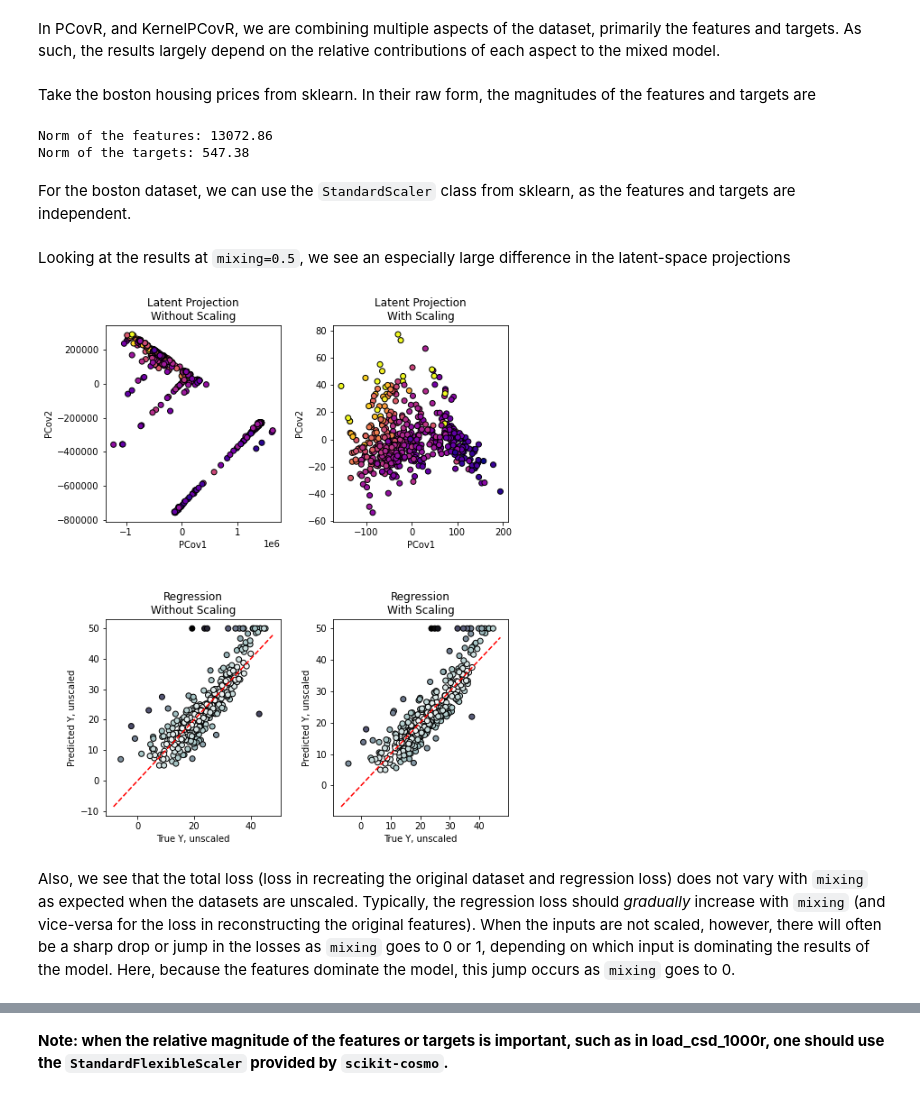
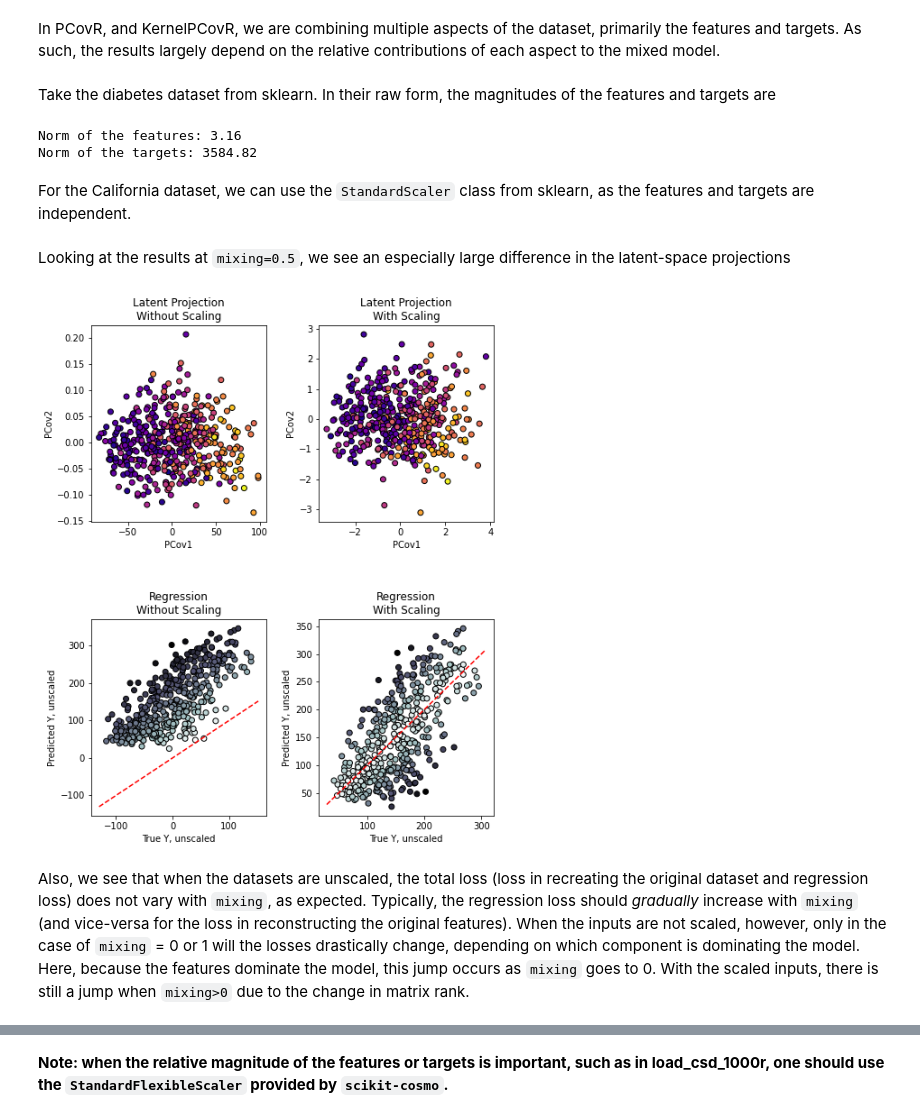
Before and after one commit to scikit-learn-contrib/scikit-matter, a Jupyter notebook: examples/PCovR_Scaling.ipynb, the cells around one changed output, grey strips where cells are left out. Drawn from its saved outputs; the diff is of its cells as text; code cells hidden in the pictures.

```diff
--- a/examples/PCovR_Scaling.ipynb
+++ b/examples/PCovR_Scaling.ipynb
@@ -14,9 +15,9 @@ from skcosmo.decomposition import PCovR
 In PCovR, and KernelPCovR, we are combining multiple aspects of the dataset, primarily the features and targets.
 As such, the results largely depend on the relative contributions of each aspect to the mixed model.
 # %%
-X, y = load_boston(return_X_y=True)
+X, y = load_diabetes(return_X_y=True)
 # %% [markdown]
-Take the boston housing prices from sklearn. In their raw form, the magnitudes of the features and targets are
+Take the diabetes dataset from sklearn. In their raw form, the magnitudes of the features and targets are
 # %%
 
 print(
@@ -24,10 +25,10 @@ print(
     % (np.linalg.norm(X), np.linalg.norm(y))
 )
 # %% [output]
-Norm of the features: 13072.86
-Norm of the targets: 547.38
+Norm of the features: 3.16
+Norm of the targets: 3584.82
 # %% [markdown]
-For the boston dataset, we can use the `StandardScaler` class from sklearn, as the features and targets are independent.
+For the California dataset, we can use the `StandardScaler` class from sklearn, as the features and targets are independent.
 # %%
 x_scaler = StandardScaler()
 y_scaler = StandardScaler()
@@ -37,44 +38,47 @@ y_scaled = y_scaler.fit_transform(y.reshape(-1,1))
 # %% [markdown]
 Looking at the results at `mixing=0.5`, we see an especially large difference in the latent-space projections
 # %%
-pcovr_unscaled = PCovR(mixing=0.5).fit(X, y)
+pcovr_unscaled = PCovR(mixing=0.5, n_components=4).fit(X, y)
 T_unscaled = pcovr_unscaled.transform(X)
 Yp_unscaled = pcovr_unscaled.predict(X)
 
-pcovr_scaled = PCovR(mixing=0.5).fit(X_scaled, y_scaled)
+pcovr_scaled = PCovR(mixing=0.5, n_components=4).fit(X_scaled, y_scaled)
 T_scaled = pcovr_scaled.transform(X_scaled)
 Yp_scaled = y_scaler.inverse_transform(pcovr_scaled.predict(X_scaled))
-
 
 fig, ((ax1_T, ax2_T), (ax1_Y, ax2_Y)) = plt.subplots(2, 2, figsize=(8, 10))
 
 ax1_T.scatter(T_unscaled[:, 0], T_unscaled[:, 1], c=y, cmap="plasma", ec="k")
 ax1_T.set_xlabel("PCov1")
 ax1_T.set_ylabel("PCov2")
 ax1_T.set_title("Latent Projection\nWithout Scaling")
 
 ax2_T.scatter(T_scaled[:, 0], T_scaled[:, 1], c=y, cmap="plasma", ec="k")
 ax2_T.set_xlabel("PCov1")
 ax2_T.set_ylabel("PCov2")
 ax2_T.set_title("Latent Projection\nWith Scaling")
 
 ax1_Y.scatter(Yp_unscaled, y, c=np.abs(y - Yp_unscaled), cmap="bone_r", ec="k")
 ax1_Y.plot(ax1_Y.get_xlim(), ax1_Y.get_xlim(), "r--")
 ax1_Y.set_xlabel("True Y, unscaled")
 ax1_Y.set_ylabel("Predicted Y, unscaled")
 ax1_Y.set_title("Regression\nWithout Scaling")
 
-ax2_Y.scatter(Yp_scaled, y, c=np.abs(y.flatten() - Yp_scaled.flatten()), cmap="bone_r", ec="k")
+ax2_Y.scatter(Yp_scaled,
+              y,
+              c=np.abs(y.flatten() - Yp_scaled.flatten()),
+              cmap="bone_r",
+              ec="k")
 ax2_Y.plot(ax2_Y.get_xlim(), ax2_Y.get_xlim(), "r--")
 ax2_Y.set_xlabel("True Y, unscaled")
 ax2_Y.set_ylabel("Predicted Y, unscaled")
 ax2_Y.set_title("Regression\nWith Scaling")
 
 fig.subplots_adjust(hspace=0.5, wspace=0.3)
 # %% [output]
-[figure, old version]
+[figure, new version]
 # %% [markdown]
-Also, we see that the total loss (loss in recreating the original dataset and regression loss) does not vary with `mixing` as expected when the datasets are unscaled. Typically, the regression loss should _gradually_ increase with `mixing` (and vice-versa for the loss in reconstructing the original features). When the inputs are not scaled, however, there will often be a sharp drop or jump in the losses as `mixing` goes to 0 or 1, depending on which input is dominating the results of the model. Here, because the features dominate the model, this jump occurs as `mixing` goes to 0.
+Also, we see that when the datasets are unscaled, the total loss (loss in recreating the original dataset and regression loss) does not vary with `mixing`, as expected. Typically, the regression loss should _gradually_ increase with `mixing` (and vice-versa for the loss in reconstructing the original features). When the inputs are not scaled, however, only in the case of `mixing` = 0 or 1 will the losses drastically change, depending on which component is dominating the model. Here, because the features dominate the model, this jump occurs as `mixing` goes to 0. With the scaled inputs, there is still a jump when `mixing>0` due to the change in matrix rank.
 # %%
 mixings = np.linspace(0, 1, 21)
 losses_unscaled = np.zeros((2, len(mixings)))
```
Also changed, not shown: parts of 2 cells of this notebook, 15 other files.
